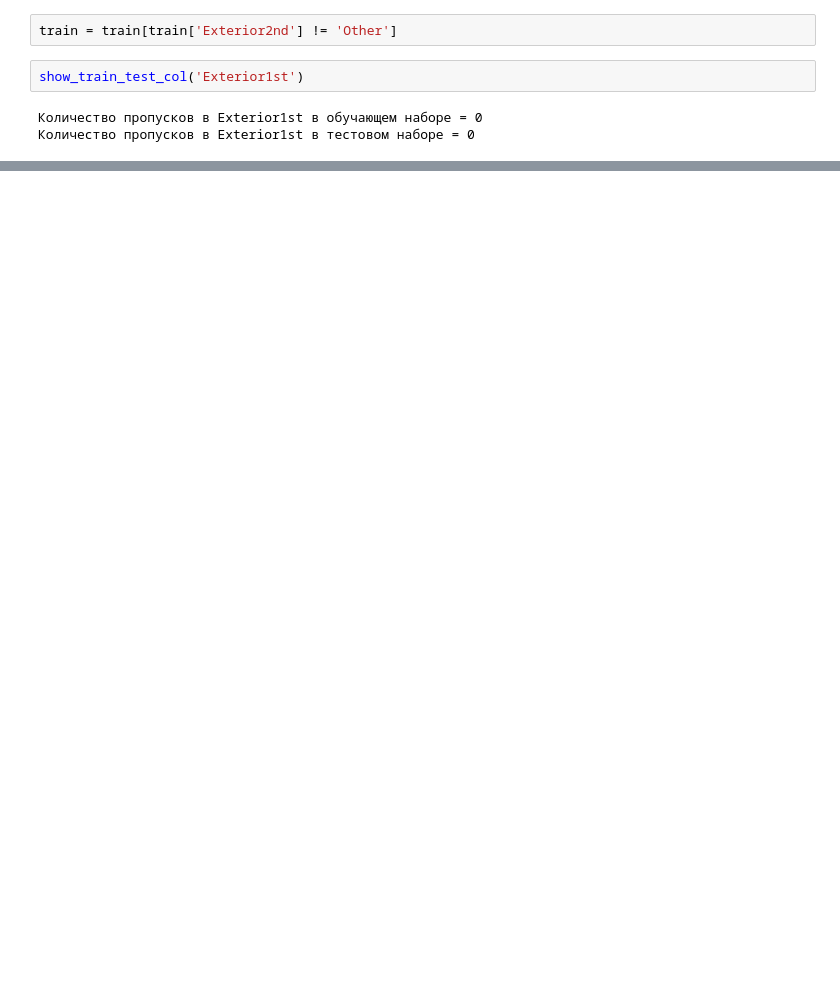
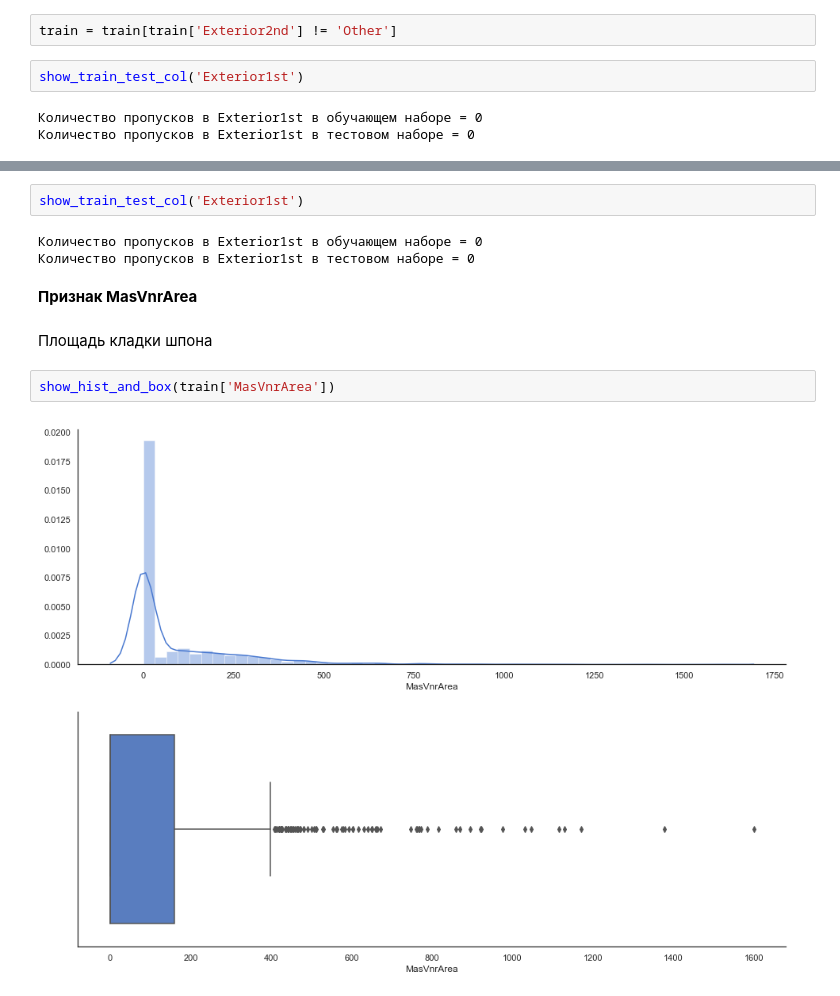
Before and after one commit to rusantsovsv/my_kaggle, a Jupyter notebook: house_prices/house_prices_cleaning.ipynb, the cells around one changed output, grey strips where cells are left out. Saved outputs shown, nothing was run; the diff lists cells and outputs as text; blank space fills up the shorter version.

```diff
--- a/house_prices/house_prices.ipynb
+++ b/house_prices/house_prices_cleaning.ipynb
@@ -1047,0 +1068,13 @@ show_train_test_col('Exterior1st')
+# %%
+show_train_test_col('Exterior1st')
+# %% [output]
+Количество пропусков в Exterior1st в обучающем наборе = 0
+Количество пропусков в Exterior1st в тестовом наборе = 0
+# %% [markdown]
+**Признак MasVnrArea**
+# %% [markdown]
+Площадь кладки шпона
+# %%
+show_hist_and_box(train['MasVnrArea'])
+# %% [output]
+[figure, added]
```
Also changed, not shown: parts of 164 cells of this notebook.
